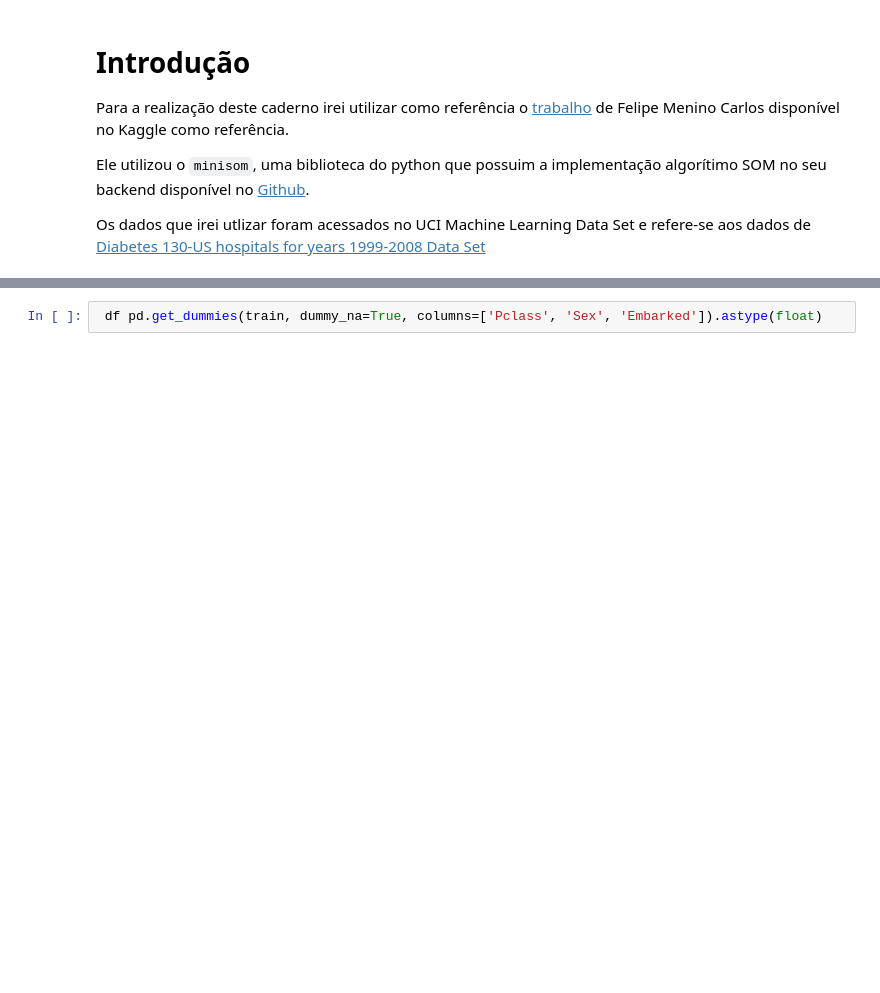
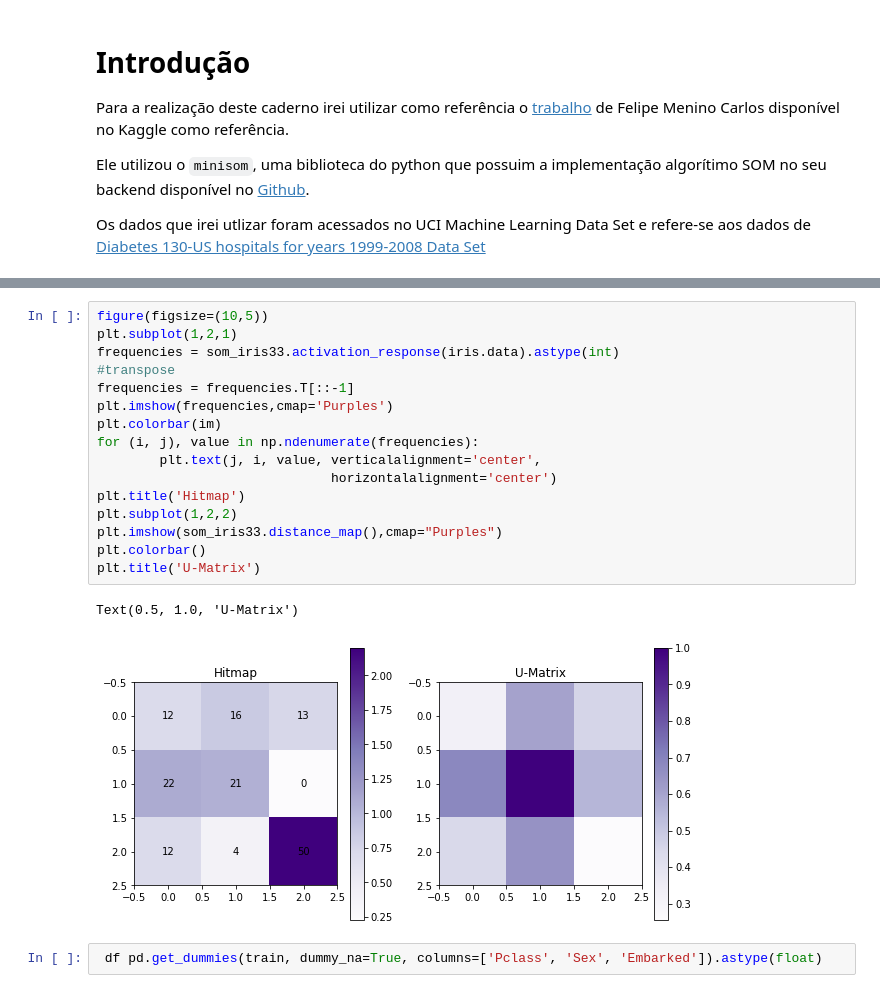
Before and after one commit to barauna-lo/Neurocomputing, a Jupyter notebook: Project_02_SOM.ipynb, the cells around one changed output, grey strips where cells are left out. Cells and saved outputs as stored; diff of their text form; blank space fills up the shorter version.

```diff
--- a/Project_02_SOM.ipynb
+++ b/Project_02_SOM.ipynb
@@ -116,3 +103,22 @@ memory usage: 38.8+ MB
+# %%
+figure(figsize=(10,5))
+plt.subplot(1,2,1)
+frequencies = som_iris33.activation_response(iris.data).astype(int)
+#transpose
+frequencies = frequencies.T[::-1]
+plt.imshow(frequencies,cmap='Purples')
+plt.colorbar(im)
+for (i, j), value in np.ndenumerate(frequencies):
+        plt.text(j, i, value, verticalalignment='center',
+                              horizontalalignment='center')
+plt.title('Hitmap')
+plt.subplot(1,2,2)
+plt.imshow(som_iris33.distance_map(),cmap="Purples")
+plt.colorbar()
+plt.title('U-Matrix')
+# %% [output]
+Text(0.5, 1.0, 'U-Matrix')
+[figure, added]
 # %%
  df pd.get_dummies(train, dummy_na=True, columns=['Pclass', 'Sex', 'Embarked']).astype(float)
 # %% [output]
```
Also changed, not shown: parts of 21 cells of this notebook.
